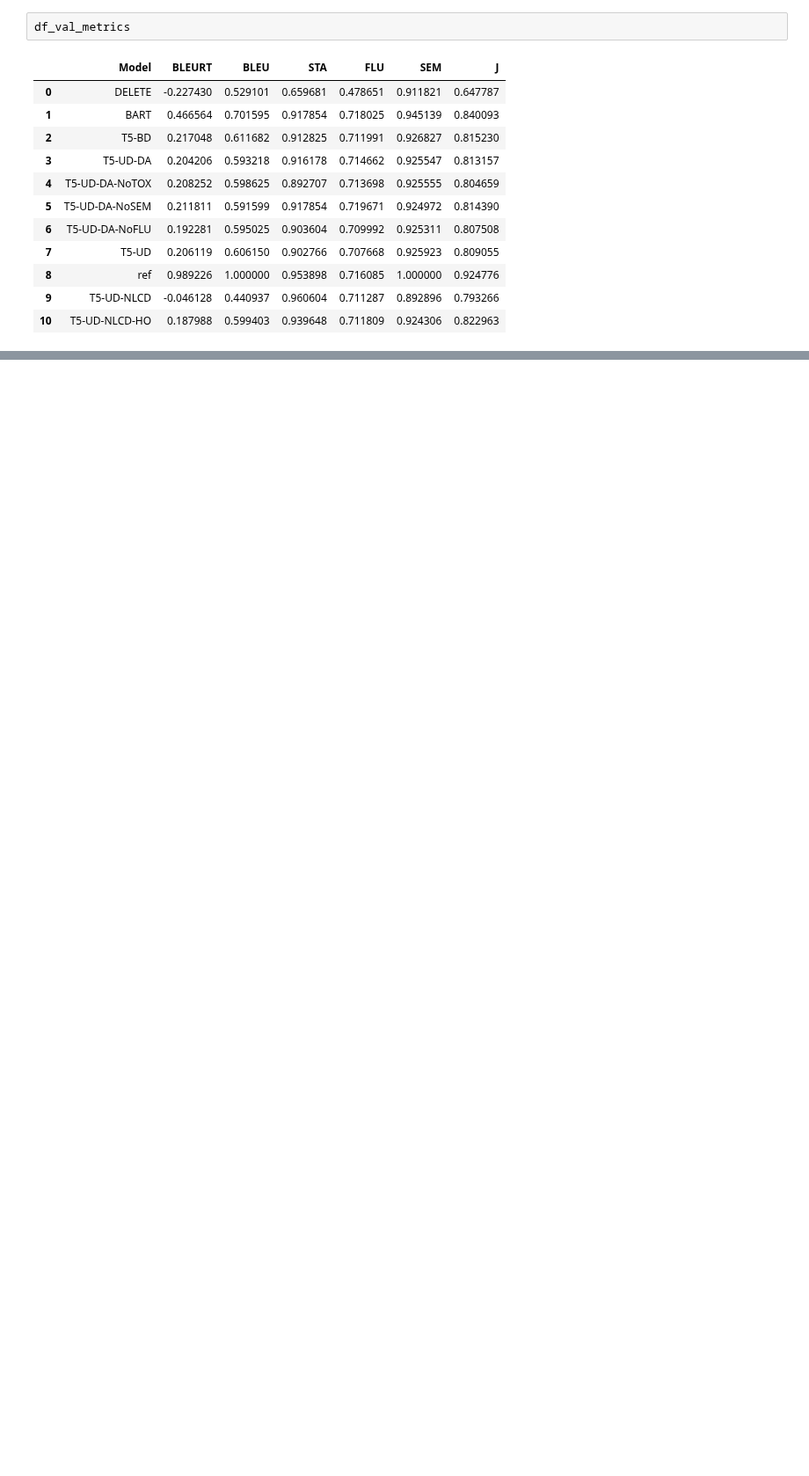
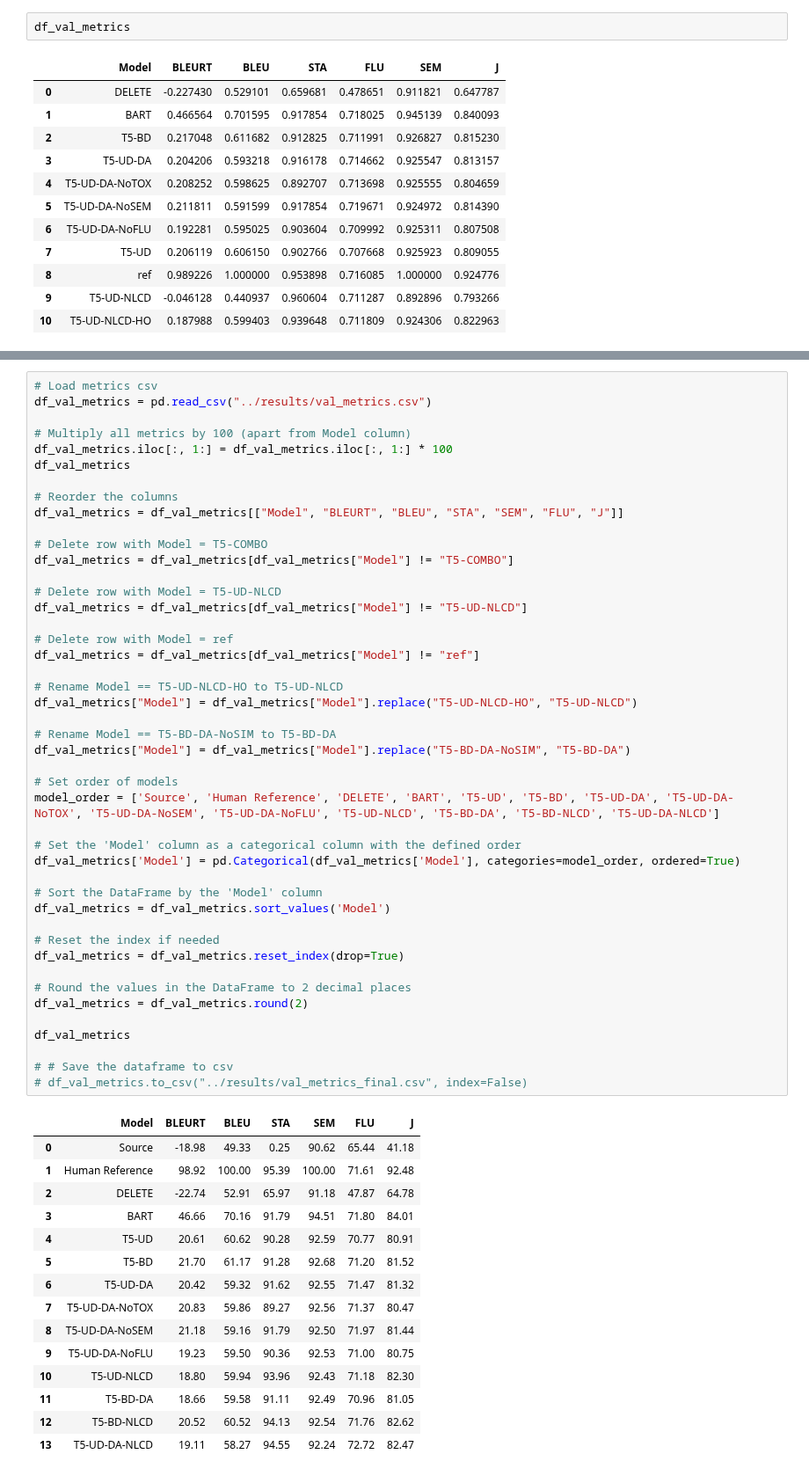
Before and after one commit to garyukong/T5-TextDetoxification, a Jupyter notebook: notebooks/4_Evaluation.ipynb, the cells around one changed output, grey strips where cells are left out. Shown at 88% size. Cells and saved outputs as stored; diff of their text form; blank space fills up the shorter version.

```diff
--- a/notebooks/4_Evaluation.ipynb
+++ b/notebooks/4_Evaluation.ipynb
@@ -1956,0 +2222,61 @@ df_val_metrics
+# %%
+# Load metrics csv
+df_val_metrics = pd.read_csv("../results/val_metrics.csv")
+
+# Multiply all metrics by 100 (apart from Model column)
+df_val_metrics.iloc[:, 1:] = df_val_metrics.iloc[:, 1:] * 100
+df_val_metrics
+
+# Reorder the columns
+df_val_metrics = df_val_metrics[["Model", "BLEURT", "BLEU", "STA", "SEM", "FLU", "J"]]
+
+# Delete row with Model = T5-COMBO
+df_val_metrics = df_val_metrics[df_val_metrics["Model"] != "T5-COMBO"]
+
+# Delete row with Model = T5-UD-NLCD
+df_val_metrics = df_val_metrics[df_val_metrics["Model"] != "T5-UD-NLCD"]
+
+# Delete row with Model = ref
+df_val_metrics = df_val_metrics[df_val_metrics["Model"] != "ref"]
+
+# Rename Model == T5-UD-NLCD-HO to T5-UD-NLCD
+df_val_metrics["Model"] = df_val_metrics["Model"].replace("T5-UD-NLCD-HO", "T5-UD-NLCD")
+
+# Rename Model == T5-BD-DA-NoSIM to T5-BD-DA
+df_val_metrics["Model"] = df_val_metrics["Model"].replace("T5-BD-DA-NoSIM", "T5-BD-DA")
+
+# Set order of models
+model_order = ['Source', 'Human Reference', 'DELETE', 'BART', 'T5-UD', 'T5-BD', 'T5-UD-DA', 'T5-UD-DA-NoTOX', 'T5-UD-DA-NoSEM', 'T5-UD-DA-NoFLU', 'T5-UD-NLCD', 'T5-BD-DA', 'T5-BD-NLCD', 'T5-UD-DA-NLCD']
+
+# Set the 'Model' column as a categorical column with the defined order
+df_val_metrics['Model'] = pd.Categorical(df_val_metrics['Model'], categories=model_order, ordered=True)
+
+# Sort the DataFrame by the 'Model' column
+df_val_metrics = df_val_metrics.sort_values('Model')
+
+# Reset the index if needed
+df_val_metrics = df_val_metrics.reset_index(drop=True)
+
+# Round the values in the DataFrame to 2 decimal places
+df_val_metrics = df_val_metrics.round(2)
+
+df_val_metrics
+
+# # Save the dataframe to csv
+# df_val_metrics.to_csv("../results/val_metrics_final.csv", index=False)
+# %% [output]
+|  | Model | BLEURT | BLEU | STA | SEM | FLU | J |
+| 0 | Source | -18.98 | 49.33 | 0.25 | 90.62 | 65.44 | 41.18 |
+| 1 | Human Reference | 98.92 | 100.00 | 95.39 | 100.00 | 71.61 | 92.48 |
+| 2 | DELETE | -22.74 | 52.91 | 65.97 | 91.18 | 47.87 | 64.78 |
+| 3 | BART | 46.66 | 70.16 | 91.79 | 94.51 | 71.80 | 84.01 |
+| 4 | T5-UD | 20.61 | 60.62 | 90.28 | 92.59 | 70.77 | 80.91 |
+| 5 | T5-BD | 21.70 | 61.17 | 91.28 | 92.68 | 71.20 | 81.52 |
+| 6 | T5-UD-DA | 20.42 | 59.32 | 91.62 | 92.55 | 71.47 | 81.32 |
+| 7 | T5-UD-DA-NoTOX | 20.83 | 59.86 | 89.27 | 92.56 | 71.37 | 80.47 |
+| 8 | T5-UD-DA-NoSEM | 21.18 | 59.16 | 91.79 | 92.50 | 71.97 | 81.44 |
+| 9 | T5-UD-DA-NoFLU | 19.23 | 59.50 | 90.36 | 92.53 | 71.00 | 80.75 |
+| 10 | T5-UD-NLCD | 18.80 | 59.94 | 93.96 | 92.43 | 71.18 | 82.30 |
+| 11 | T5-BD-DA | 18.66 | 59.58 | 91.11 | 92.49 | 70.96 | 81.05 |
+| 12 | T5-BD-NLCD | 20.52 | 60.52 | 94.13 | 92.54 | 71.76 | 82.62 |
+| 13 | T5-UD-DA-NLCD | 19.11 | 58.27 | 94.55 | 92.24 | 72.72 | 82.47 |
```
Also changed, not shown: parts of 39 cells of this notebook, 8 other files.
